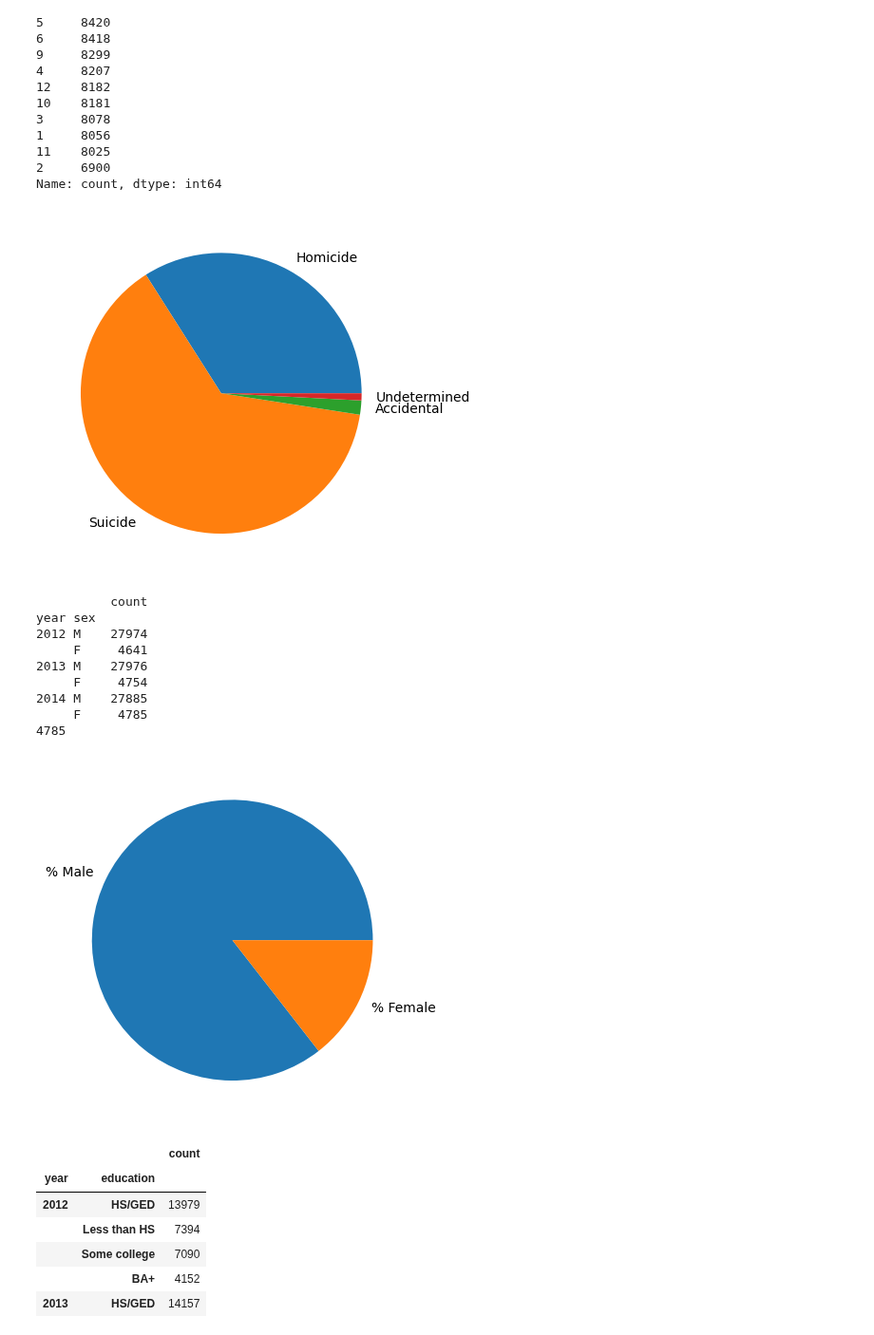
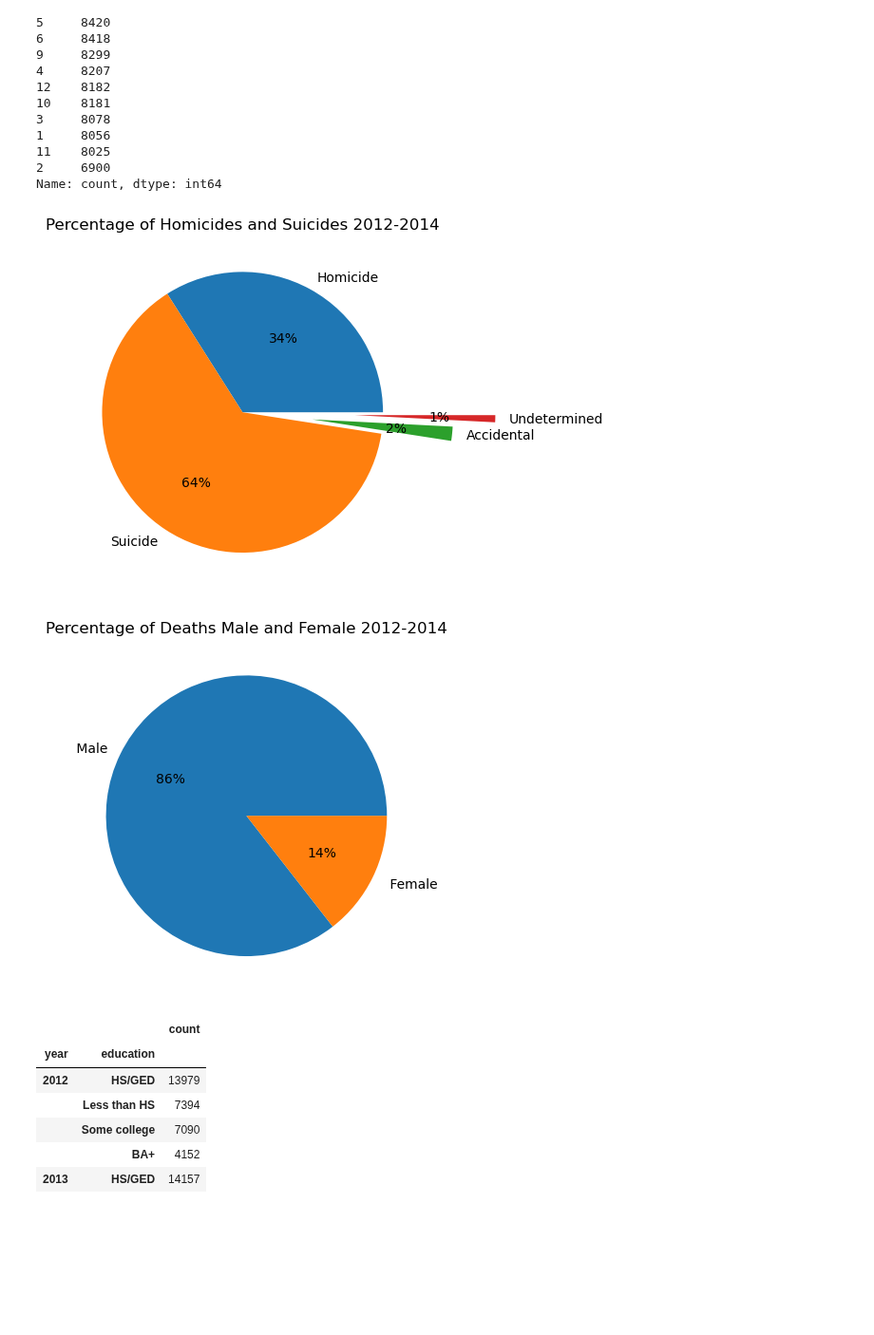
Before and after one commit to RianaBrown/Project1-Team3, a Jupyter notebook: Merged_Guns_in_America .ipynb, the cells around one changed output. Shown at 95% size. Cells and saved outputs as stored; diff of their text form; code cells hidden in the pictures; blank space fills up the shorter version.

Commit message:
updated jupyter notebook with titles

```diff
--- a/Merged_Guns_in_America .ipynb
+++ b/Merged_Guns_in_America .ipynb
@@ -44,22 +47,24 @@ Name: count, dtype: int64
 # %%
 #group by year and intent to track suicides compared to homicides
 intent_df = new_df.groupby(['intent'])['intent']
 
 #show the breakdown of numbers
 intent = intent_df.value_counts()
 intent
 labels1 = ["Homicide","Suicide","Accidental","Undetermined"]
 sizes = [intent["Homicide"],intent["Suicide"],intent["Accidental"],intent["Undetermined"]]
-piechart = plt.pie(sizes, labels=labels1)
+explode_params = [0,0,0.5,.8]
+piechart = plt.pie(sizes, labels=labels1,autopct='%.f%%',explode = explode_params)
+plt.title("Percentage of Homicides and Suicides 2012-2014")
 piechart
 plt.savefig("Output/intentpie.png")
 # %% [output]
-[figure, old version]
+[figure, new version]
 # %%
 #What percent of gun deaths are males vs females
 sex_df = new_df.groupby(['year'])['sex']
 sexyear_df = pd.DataFrame(sex_df.value_counts())
-print(sexyear_df)
+
 #2012
 male2012 = sexyear_df.loc[2012,'M']['count']
 female2012 = sexyear_df.loc[2012,'F']['count']
@@ -69,7 +74,7 @@ female2013 = sexyear_df.loc[2013,'F']['count']
 #2014
 male2014 = sexyear_df.loc[2014,'M']['count']
 female2014 = sexyear_df.loc[(2014,'F')]['count']
-print(female2014)
+
 #percent for each year
 total2012= male2012 + female2012
 total2013=male2013 + female2013
@@ -86,20 +91,12 @@ sex_deaths
 avgmale= round((percentm2012+percentm2013+percentm2014)/3,2)
 avgfemale=round((percentf2012+percentf2013+percentf2014)/3,2)
 sizes=[avgmale,avgfemale]
-labels = ["% Male","% Female"]
-plt.pie(sizes,labels= labels)
+labels = [" Male"," Female"]
+plt.pie(sizes,labels= labels,autopct='%.f%%')
+plt.title("Percentage of Deaths Male and Female 2012-2014")
 plt.savefig("Output/malefemale.png")
 # %% [output]
-          count
-year sex
-2012 M    27974
-     F     4641
-2013 M    27976
-     F     4754
-2014 M    27885
-     F     4785
-4785
-[figure, old version]
+[figure, new version]
 # %%
 #Which education level is most likely to die from a gun
 edu_df = new_df.groupby(['year'])['education']
```
Also changed, not shown: parts of 15 cells of this notebook, 11 other files.
